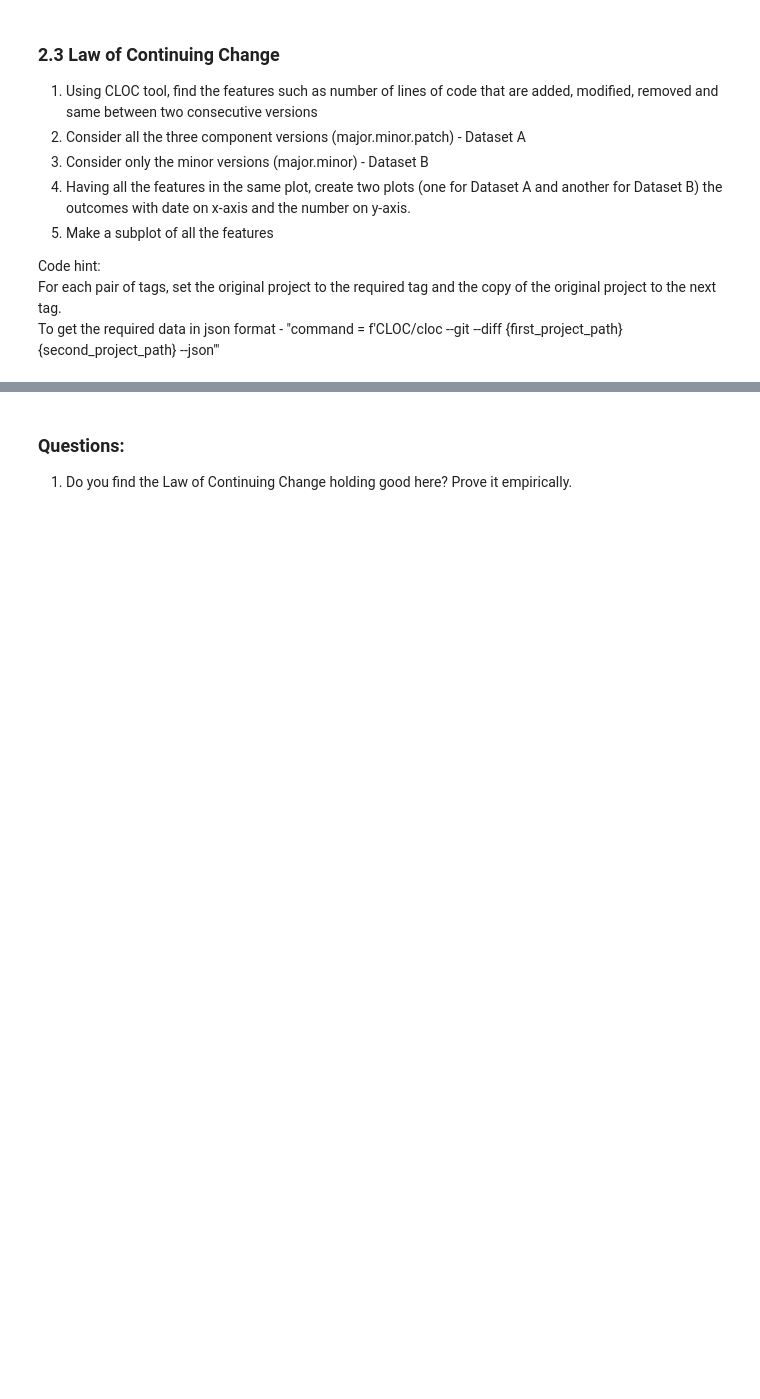
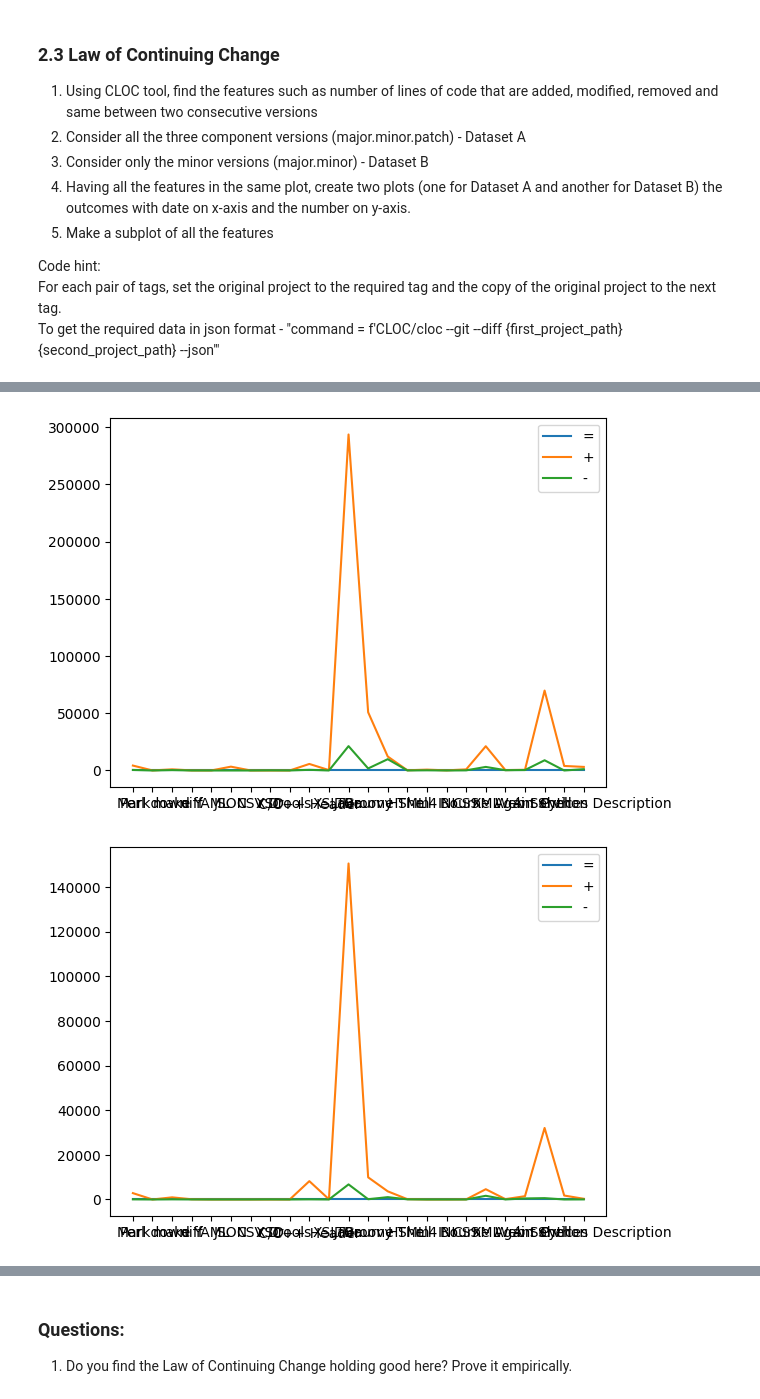
Before and after one commit to Randi-Dcht/Umons_Course2023_SoftwareEvolutionTP2, a Jupyter notebook: TP2_section2.ipynb, the cells around one changed output, grey strips where cells are left out. Cells and saved outputs as stored; diff of their text form; code cells hidden in the pictures; blank space fills up the shorter version.

Commit message:
v1.0.10 (add compare version)

```diff
--- a/TP2_section2.ipynb
+++ b/TP2_section2.ipynb
@@ -428,0 +419,4 @@ fig,axes = plt.subplots(2,2)
+# %%
+# cloc --git --diff ../../eucalyptus-1.4 ../../eucalyptus --csv --out=data_compare.csv
+df = pd.read_csv("/home/data/informatique/git/umons/LawsSofware/report/Umons_Course2023_SoftwareEvolutionTP2/data_compare.csv")
+df.head()
@@ -428,0 +430,27 @@ fig,axes = plt.subplots(2,2)
+# %%
+plt.plot(df['Language'], df[' == code'], label='=')
+plt.plot(df['Language'], df[' + code'], label='+')
+plt.plot(df['Language'], df[' - code'], label='-')
+plt.legend()
+plt.show()
+
+plt.plot(df['Language'], df[' == comment'], label='=')
+plt.plot(df['Language'], df[' + comment'], label='+')
+plt.plot(df['Language'], df[' - comment'], label='-')
+plt.legend()
+plt.show()
+
+plt.plot(df['Language'], df[' == blank'], label='=')
+plt.plot(df['Language'], df[' + blank'], label='+')
+plt.plot(df['Language'], df[' - blank'], label='-')
+plt.legend()
+plt.show()
+
+plt.plot(df['Language'], df[' == files'], label='=')
+plt.plot(df['Language'], df[' + files'], label='+')
+plt.plot(df['Language'], df[' - files'], label='-')
+plt.legend()
+plt.show()
+# %% [output]
+[figure, added]
+[figure, added]
```
Also changed, not shown: parts of 10 cells of this notebook.
